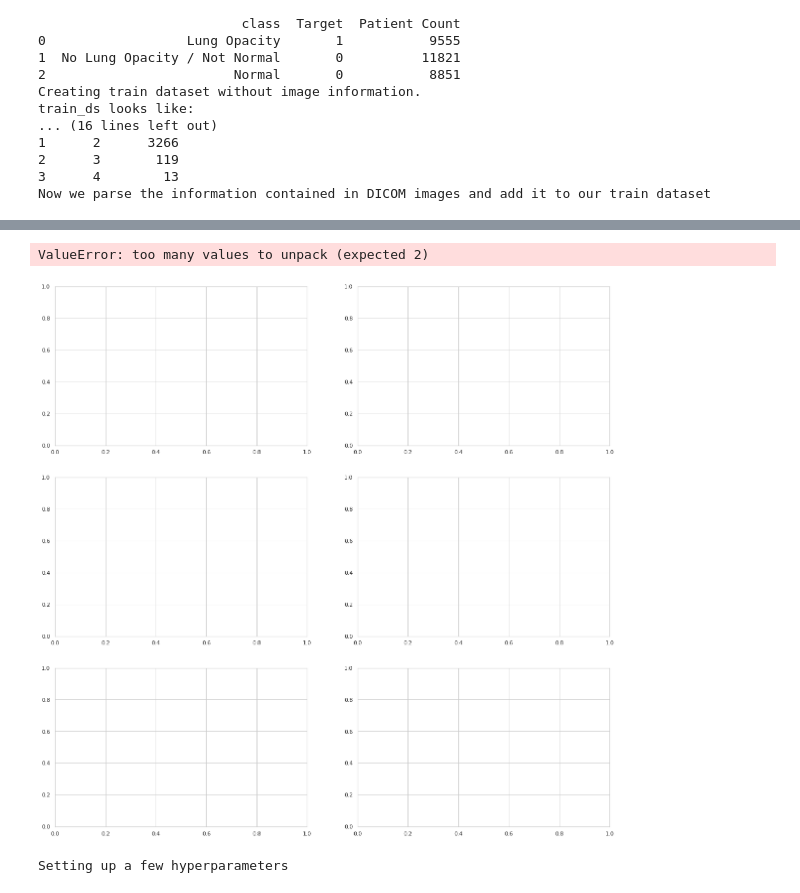
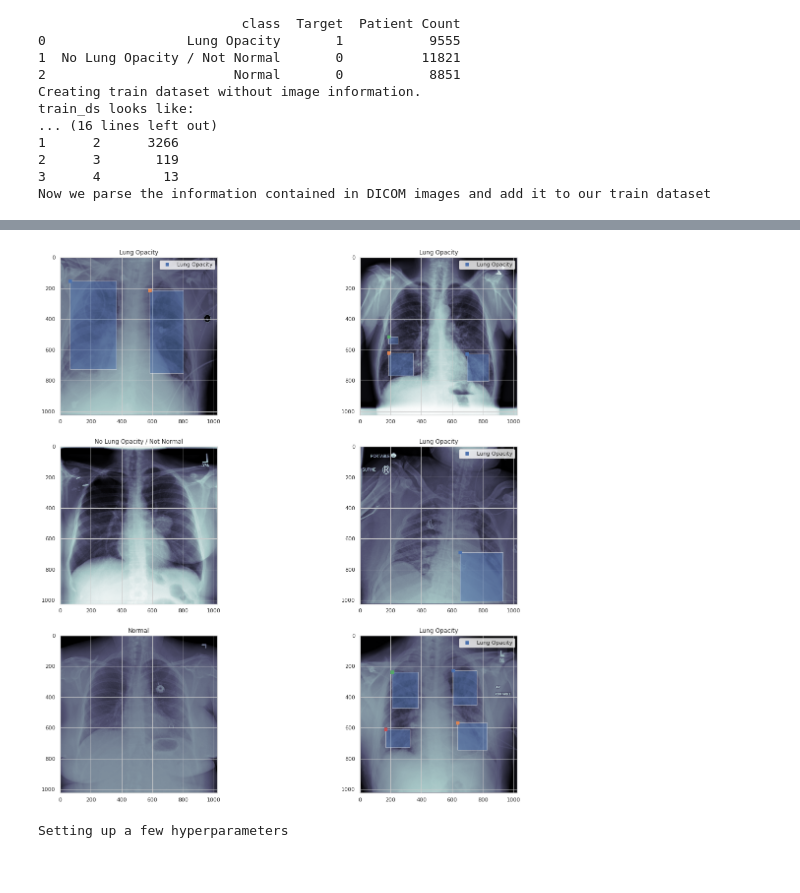
Before and after one commit to the-ogre/ComputerVision-Classification-PneumoniaDetectionXrayV3, a Jupyter notebook: modified-unet-on-rsna-pneumonia-dataset.ipynb, the cells around one changed output, grey strips where cells are left out. Saved outputs shown, nothing was run; the diff lists cells and outputs as text; code cells hidden in the pictures.

```diff
--- a/modified-unet-on-rsna-pneumonia-dataset.ipynb
+++ b/modified-unet-on-rsna-pneumonia-dataset.ipynb
@@ -159,3 +156,7 @@ train_ds.head()
 # %%
-sample_df = train_ds.groupby(['Target','class', 'boxes','path']).apply(lambda x: x[x['patientId'] == x.sample(1)['patientId'].values[0]]).reset_index(drop=True)
+sample_df = train_ds.\
+    groupby(['Target','class', 'boxes']).\
+    apply(lambda x: x[x['patientId']==x.sample(1)['patientId'].values[0]]).\
+    reset_index(drop=True)
+sample_df
 # %% [output]
@@ -163,21 +176,19 @@ KeyboardInterrupt:
 # %%
 fig, m_axs = plt.subplots(3, 2, figsize = (20, 20))
-
-
-for c_ax, (c_path, c_rows) in zip(m_axs.flatten(), sample_df):
-    c_dicom = dcm.read_file(os.path.join(c_path))
-    c_ax.imshow(c_dicom.pixel_array, cmap='Blues')
+for c_ax, (c_path, c_rows) in zip(m_axs.flatten(),
+                    sample_df.groupby(['ImagePath'])):
+    c_dicom = dcm.read_file(c_path)
+    c_ax.imshow(c_dicom.pixel_array, cmap='bone')
     c_ax.set_title('{class}'.format(**c_rows.iloc[0,:]))
     for i, (_, c_row) in enumerate(c_rows.dropna().iterrows()):
         c_ax.plot(c_row['x'], c_row['y'], 's', label='{class}'.format(**c_row))
         c_ax.add_patch(Rectangle(xy=(c_row['x'], c_row['y']),
                                 width=c_row['width'],
                                 height=c_row['height'],
                                  alpha = 0.5))
         if i==0: c_ax.legend()
 # %% [output]
-ValueError: too many values to unpack (expected 2)
-[figure, old version]
+[figure, new version]
 # %%
 print('Setting up a few hyperparameters')
 
```
Also changed, not shown: parts of 11 cells of this notebook.
